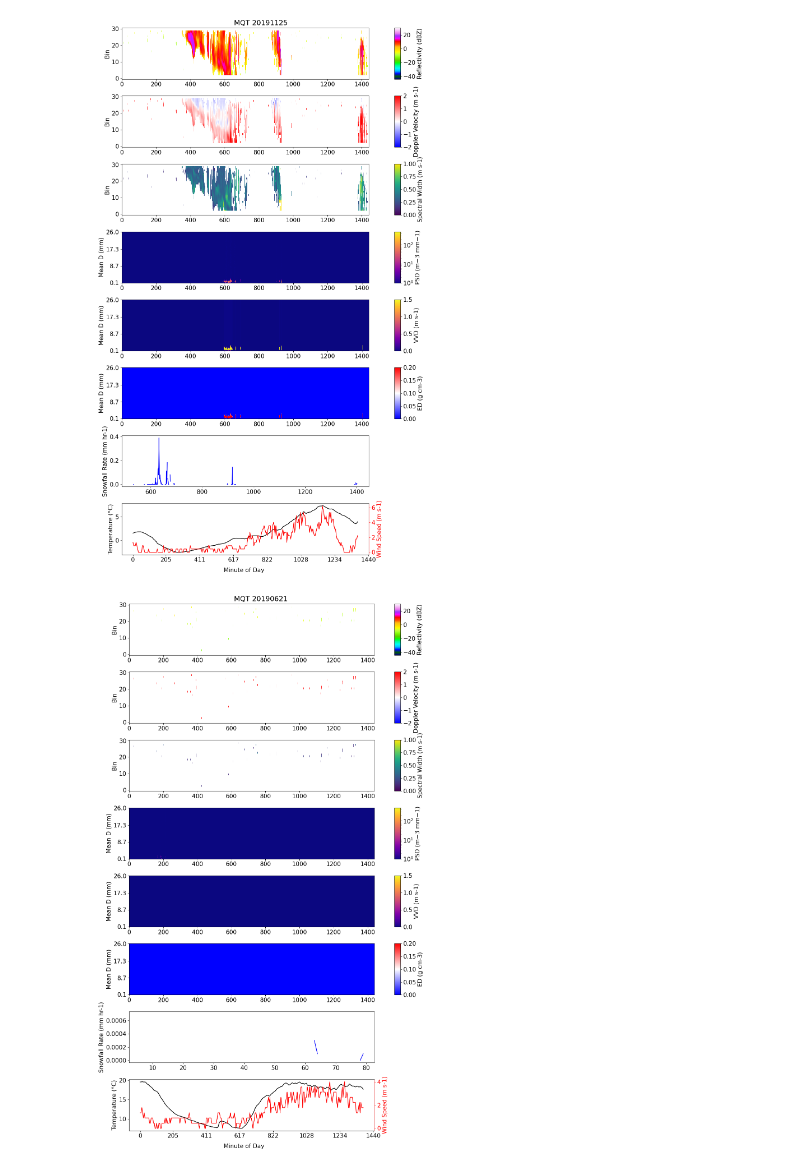
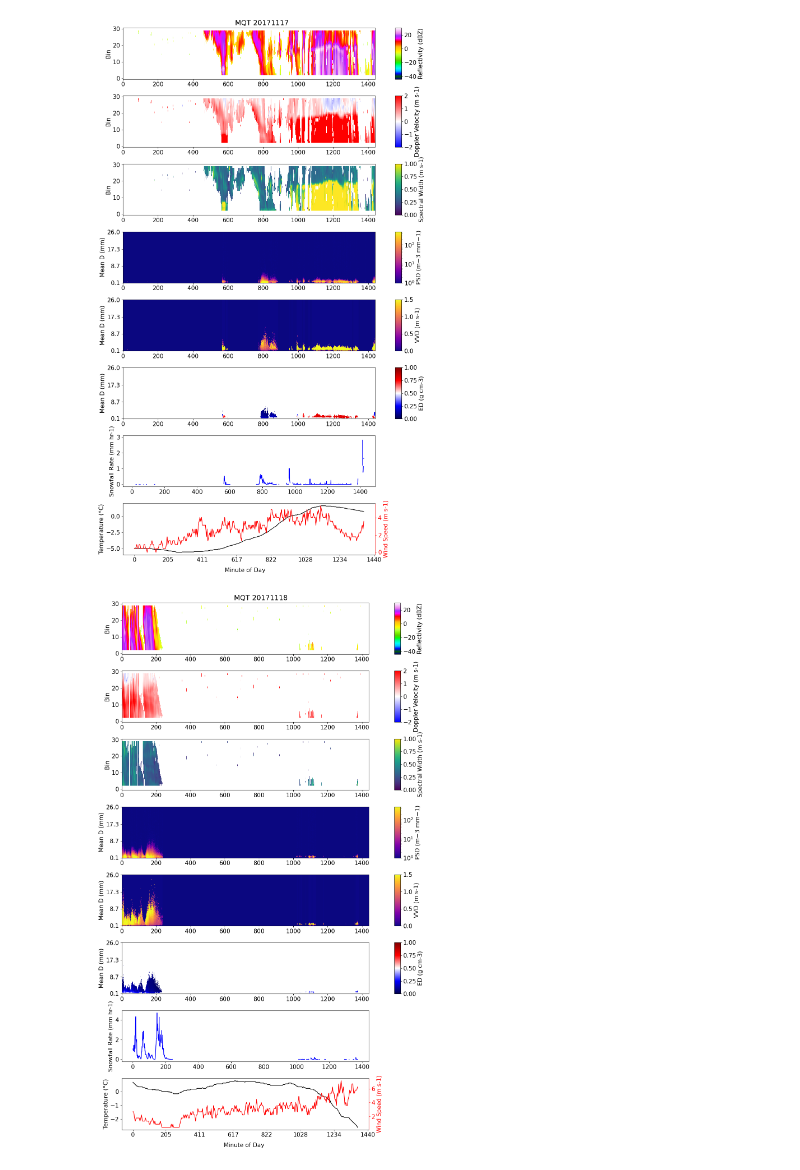
Before and after one commit to frasertheking/pip_processing, a Jupyter notebook: notebooks/check_data.ipynb, the cells around one changed output. Saved outputs shown, nothing was run; the diff lists cells and outputs as text; code cells hidden in the pictures.

```diff
--- a/notebooks/check_data.ipynb
+++ b/notebooks/check_data.ipynb
@@ -12,9 +16,10 @@ plt.rcParams.update({'font.size': 15})
 # %%
 SITE = 'MQT'
 
-pip_path = '../data/PIP/2019_' + SITE + '/netCDF/'
+pip_path = '../data/PIP/2015_' + SITE + '/netCDF/'
 mrr_path = '../data/MRR/'
 met_path = '../data/MET/'
+era_path = '../data/ERA5/'
 
 NANO_FACTOR = 1000000000
 # %%
@@ -163,11 +400,13 @@ def plot_data_for_day(year, month, day):
     ax.invert_yaxis()
 
     ax = plt.subplot(gs[5, 0])
-    ax.patch.set_facecolor('blue')
+    # ax.patch.set_facecolor('blue')
     ds_pip = xr.open_dataset(pip_path + '/edensity_distributions/006' + date + '2350_01_rho_Plots_D_minute.nc')
     cbar_ax = plt.subplot(gs[5, 1])
     val = ds_pip['rho'].values
-    h = ax.imshow(val.T, cmap='bwr', vmin=0, vmax=0.2, aspect='auto')
+    val[val <= 0] = np.nan
+
+    h = ax.imshow(val.T, cmap='seismic', vmin=0, vmax=1, aspect='auto')
     cbar = fig.colorbar(h, cax=cbar_ax)
     cbar.set_label('ED (g cm-3)')
     bin_centers = ds_pip.bin_centers.values
@@ -179,7 +418,7 @@ def plot_data_for_day(year, month, day):
 
 
     ax = plt.subplot(gs[6, 0])
-    ds_lwe = xr.open_dataset(pip_path + '/edensity_lwe_rate/006' + date + '2350_01_P_Minute.nc')
+    ds_lwe = xr.open_dataset(pip_path + '/adjusted_edensity_lwe_rate/006' + date + '2350_01_P_Minute.nc')
     val = ds_lwe['nrr'].values
     ax.plot(np.arange(len(val)), val, color='blue')
     ax.set_ylabel('Snowfall Rate (mm hr-1)')
@@ -192,33 +431,37 @@ def plot_data_for_day(year, month, day):
     ds_met = ds_met.sel(time=(ds_met['time.year']==int(year)) & (ds_met['time.month']==int(month)) & (ds_met['time.day']==int(day)))
 
     t = ds_met['Temp Out'].values
     p = ds_met['Wind Speed'].values
     ax.plot(np.arange(len(t)), t, color='black')
     ax.set_ylabel('Temperature (°C)')
 
     x_ticks = np.linspace(0, 300, 8, dtype=int)
     x_labels = np.linspace(0, 1440, 8, dtype=int)
     ax.set_xticks(x_ticks)
     ax.set_xticklabels(x_labels)
 
     ax2 = ax.twinx()
     ax2.plot(np.arange(len(p)), p, color='red')
     ax2.set_ylabel('Wind Speed (m s-1)')
     ax2.spines['right'].set_color('red')
     ax2.yaxis.label.set_color('red')
     ax2.tick_params(axis='y', colors='red')
 
     fig.text(0.45, -0.005, 'Minute of Day', ha='center')
 
     plt.tight_layout()
     plt.show()
 
-
+pip_path = '../data/PIP/2017_' + SITE + '/netCDF/'
+# matched_dates = ['20160316']
+matched_dates = ['20171117', '20171118']
+# matched_dates = ['20150410', '20151113', '20151201']
+# matched_dates = ['20181227', '20181228']
 for date in matched_dates:
     year = date[:4]
     month = date[4:6]
     day = date[-2:]
     plot_data_for_day(year, month, day)
 # %% [output]
-[figure, old version]
+[figure, new version]
-[figure, old version]
+[figure, new version]
```
Also changed, not shown: parts of 6 cells of this notebook, 7 other files.
